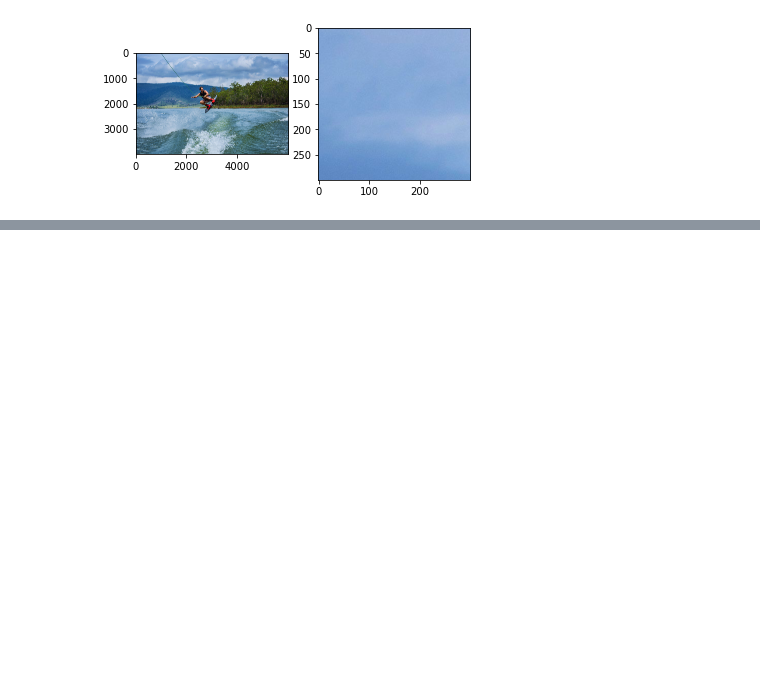
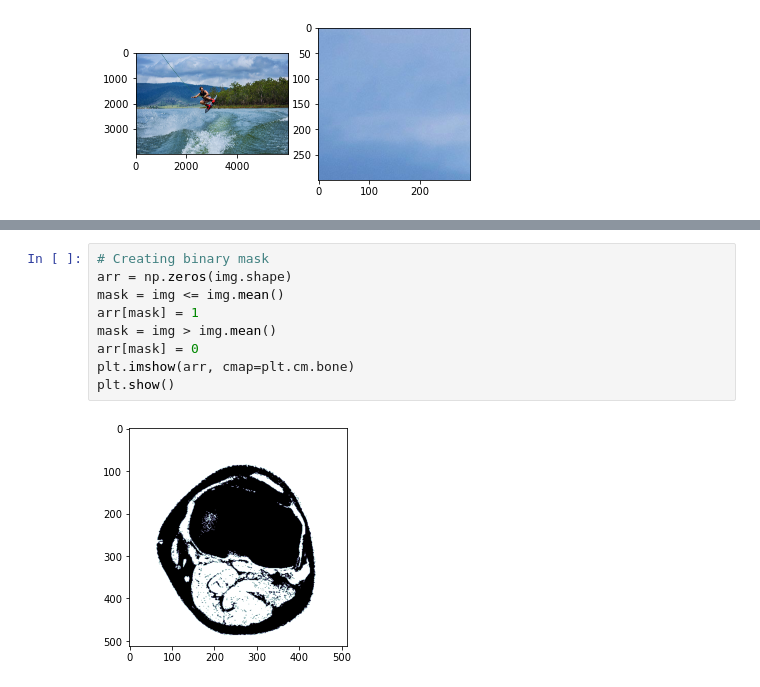
Before and after one commit to alwinruby/AI_Sports, a Jupyter notebook: Basic_Check.ipynb, the cells around one changed output, grey strips where cells are left out. Saved outputs shown, nothing was run; the diff lists cells and outputs as text; blank space fills up the shorter version.

```diff
--- a/Basic_Check.ipynb
+++ b/Basic_Check.ipynb
@@ -62,0 +146,11 @@ plt.show()
+# %%
+# Creating binary mask
+arr = np.zeros(img.shape)
+mask = img <= img.mean()
+arr[mask] = 1
+mask = img > img.mean()
+arr[mask] = 0
+plt.imshow(arr, cmap=plt.cm.bone)
+plt.show()
+# %% [output]
+[figure, added]
```
Also changed, not shown: parts of 13 cells of this notebook, 4 other files.
